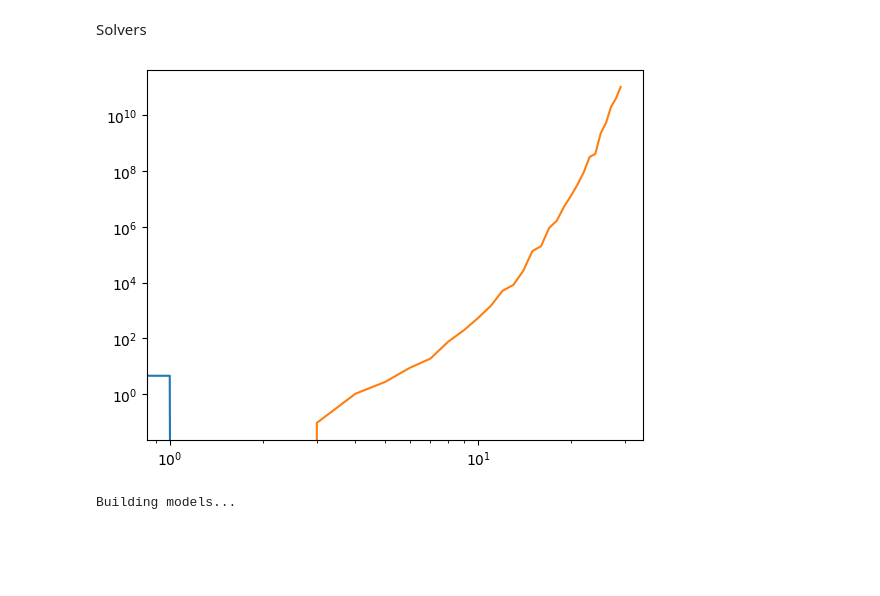
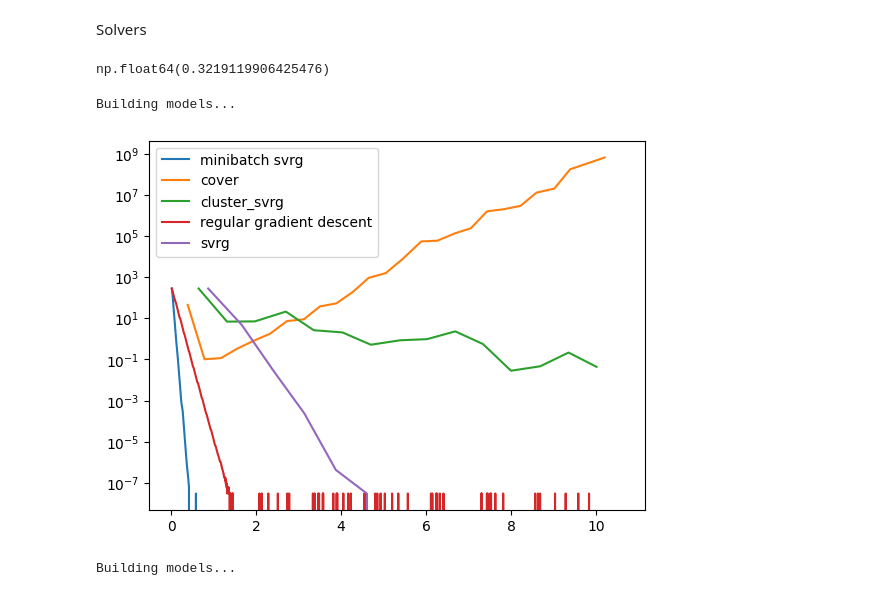
Before and after one commit to yy214/cluster-for-opt, a Jupyter notebook: clustering_for_opt.ipynb, the cells around one changed output. Saved outputs shown, nothing was run; the diff lists cells and outputs as text; code cells hidden in the pictures; blank space fills up the shorter version.

```diff
--- a/clustering_for_opt.ipynb
+++ b/clustering_for_opt.ipynb
@@ -59,4 +61,29 @@ plt.show()
 Displaying what the clusters look like after evaluating the gradients
 # %% [markdown]
 Solvers
+# %%
+# finding an exact solution
+
+from tqdm import tqdm
+
+model = LogisticLossModel(clustered_data)
+
+full_batch = torch.from_numpy(clustered_data)
+n_epoch = 10000
+losses = np.zeros(n_epoch)
+lr = 0.001
+
+for i in tqdm(range(n_epoch)):
+    model.zero_grad()
+    output = model(full_batch)
+    loss = regress_criterion(output, "")
+    loss.backward()
+    for p in model.parameters():
+        p.data.sub_(lr*p.grad.data)
+    losses[i] = loss.item()
+
+opt_val = losses[-1]
+opt_val
+# %% [output]
+np.float64(0.3219119906425476)
 # %%
@@ -89,7 +114,0 @@ opt_val = calc_opt_least_square(clustered_data)
-# %%
-plt.plot(svrg_sol-opt_val)
-plt.plot(cover_sol-opt_val)
-plt.loglog()
-plt.show()
-# %% [output]
-[figure, removed]
@@ -96,3 +191,41 @@ plt.show()
+# %%
+clusterSVRG_time, clusterSVRG_sol, _ = clusterSVRG(clone_model(base_model, clustered_data),
+                     regress_criterion,
+                     clustered_data,
+                     RandomSampler(clustered_data),
+                     clustered_data,
+                     n_epoch=None,
+                     time_lim=10,
+                     learning_rate=0.01)
+# %%
+grad_des_time, grad_des_sol, _ = solve_problem(
+    clone_model(base_model, clustered_data),
+    regress_criterion,
+    optimizer_class=torch.optim.SGD,
+    dataloader=DataLoader(clustered_data, len(clustered_data), shuffle=True),
+    n_epoch=NB_EPOCH,
+    time_lim=TIME_LIM,
+    verbose=True)
+# %% [output]
+Building models...
+# %%
+svrg_single_time, svrg_single_sol, _ = svrg(clone_model(base_model, clustered_data),
+                regress_criterion,
+                DataLoader(clustered_data, 1, shuffle=True),
+                clustered_data,
+                n_epoch=NB_EPOCH,
+                time_lim=TIME_LIM)
+# %%
+plt.plot(svrg_time, svrg_sol-opt_val, label="minibatch svrg")
+plt.plot(cover_time, cover_sol-opt_val, label="cover")
+plt.plot(clusterSVRG_time, clusterSVRG_sol-opt_val, label="cluster_svrg")
+plt.plot(grad_des_time, grad_des_sol-opt_val, label="regular gradient descent")
+plt.plot(svrg_single_time, svrg_single_sol-opt_val, label="svrg")
+plt.yscale("log")
+plt.legend()
+plt.show()
+# %% [output]
+[figure, added]
 # %%
 from utils import clone_model
 # %%
```
Also changed, not shown: parts of 21 cells of this notebook, 3 other files.
